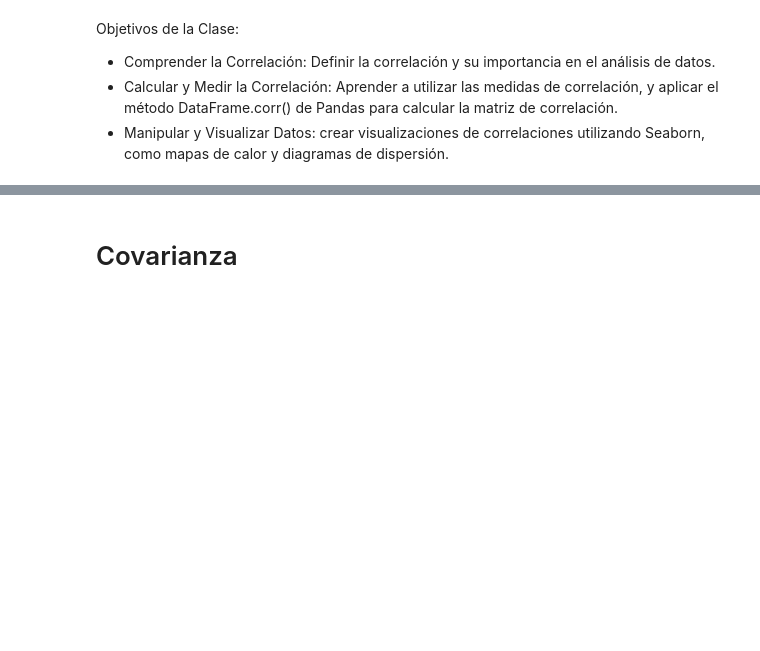
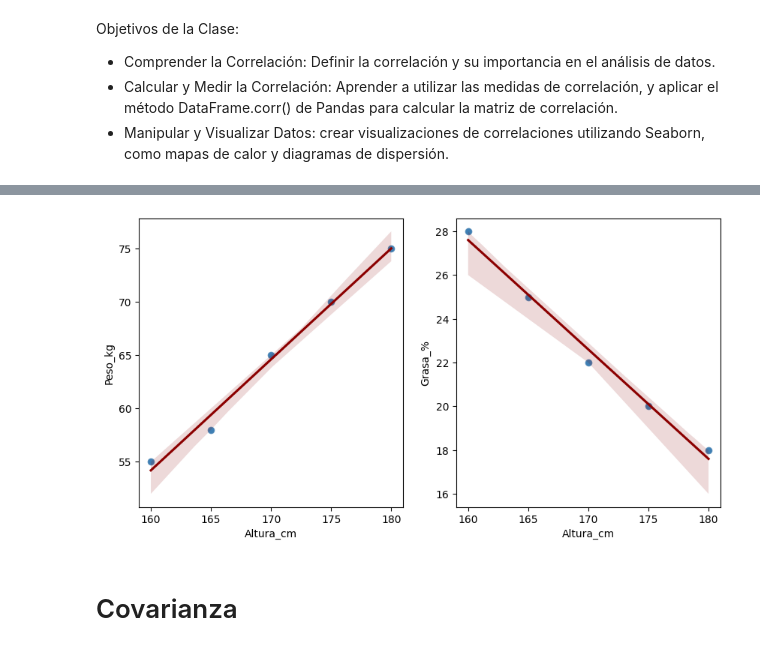
Before and after one commit to v0ltax/TT-2C2025-Data-Analitycs-Notebooks, a Jupyter notebook: _21_Clase_11/Clase_11_correlacion.ipynb, the cells around one changed output, grey strips where cells are left out. Saved outputs shown, nothing was run; the diff lists cells and outputs as text; code cells hidden in the pictures; blank space fills up the shorter version.

```diff
--- a/_21_Clase_11/Clase_11_correlacion.ipynb
+++ b/_21_Clase_11/Clase_11_correlacion.ipynb
@@ -40,3 +54,32 @@ df.describe()
+# %%
+# Representamos las variables en un scatterplot o gráfico de dispersión
+
+plt.figure(figsize=(10,5))
+plt.subplot(1,2,1)
+sns.scatterplot(data=df, x="Altura_cm", y="Peso_kg")
+
+sns.regplot(
+    data=df,
+    x="Altura_cm",
+    y="Peso_kg",
+    color="steelblue",
+    line_kws={"color": "darkred", "label": "Recta de regresión"}
+)
+
+plt.subplot(1,2,2)
+sns.scatterplot(data=df, x="Altura_cm", y="Grasa_%")
+sns.regplot(
+    data=df,
+    x="Altura_cm",
+    y="Grasa_%",
+    color="steelblue",
+    line_kws={"color": "darkred", "label": "Recta de regresión"}
+)
+
+
+plt.show()
+# %% [output]
+[figure, added]
 # %% [markdown]
 # Covarianza
 # %% [markdown]
```
Also changed, not shown: parts of 11 cells of this notebook, 1 other file.
